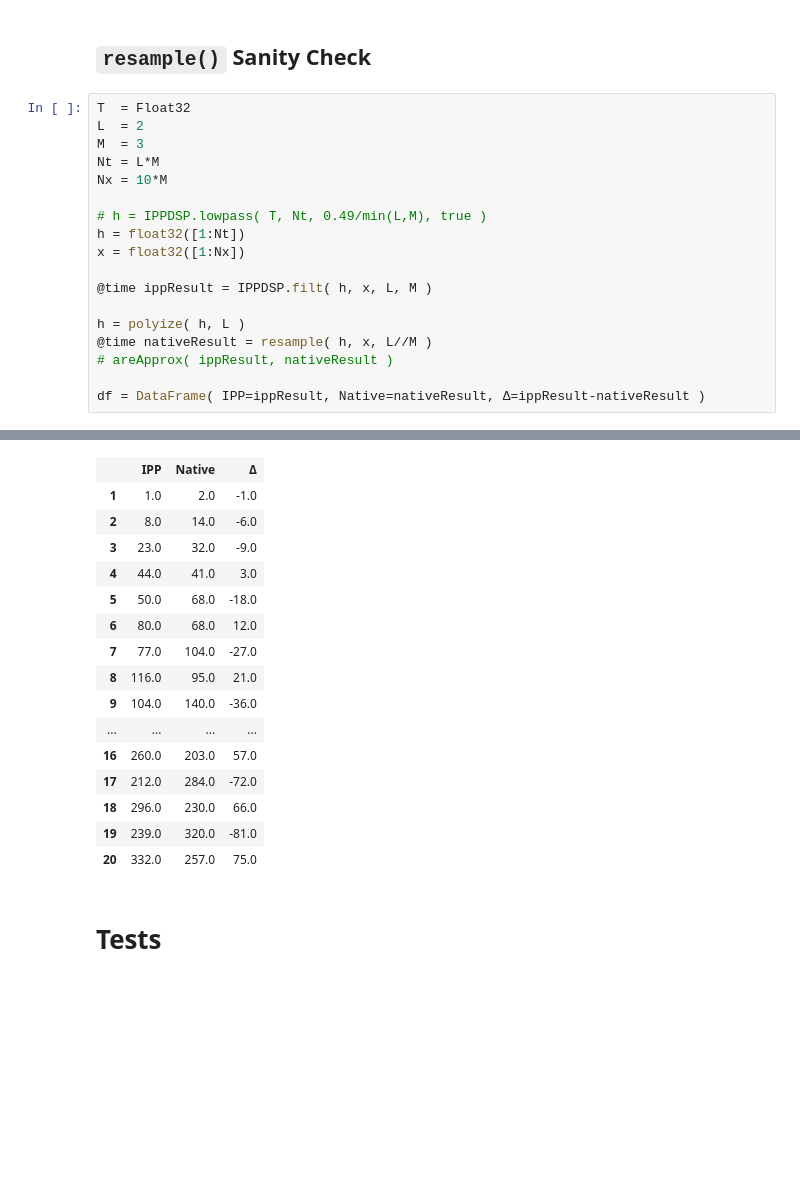
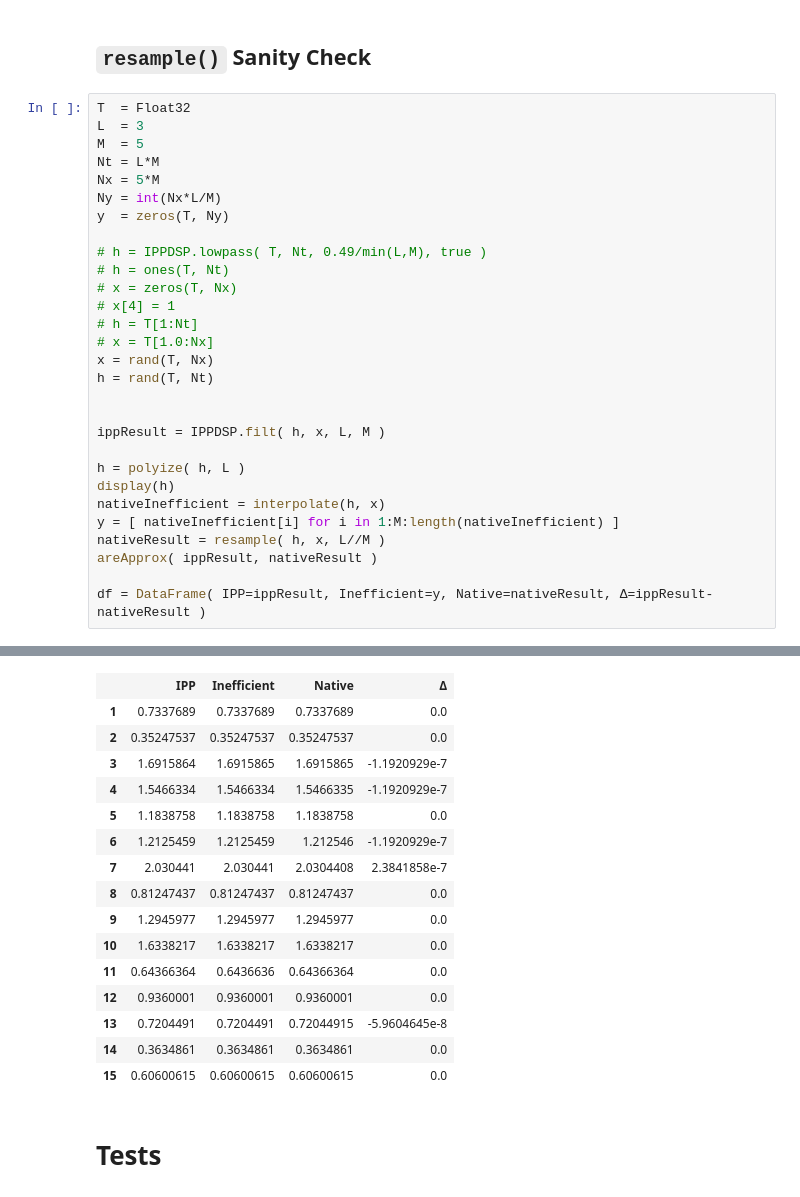
Before and after one commit to JayKickliter/Notebooks, a Jupyter notebook: Polyphase.ipynb, the cells around one changed output, grey strips where cells are left out. Saved outputs shown, nothing was run; the diff lists cells and outputs as text; blank space fills up the shorter version.

```diff
--- a/Polyphase.ipynb
+++ b/Polyphase.ipynb
@@ -160,20 +173,31 @@ resample (generic function with 1 method)
 ## `resample()` Sanity Check
 # %%
 T  = Float32
-L  = 2
-M  = 3
+L  = 3
+M  = 5
 Nt = L*M
-Nx = 10*M
+Nx = 5*M
+Ny = int(Nx*L/M)
+y  = zeros(T, Ny)
 
 # h = IPPDSP.lowpass( T, Nt, 0.49/min(L,M), true )
-h = float32([1:Nt])
-x = float32([1:Nx])
+# h = ones(T, Nt)
+# x = zeros(T, Nx)
+# x[4] = 1
+# h = T[1:Nt]
+# x = T[1.0:Nx]
+x = rand(T, Nx)
+h = rand(T, Nt)
 
-@time ippResult = IPPDSP.filt( h, x, L, M )
+
+ippResult = IPPDSP.filt( h, x, L, M )
 
 h = polyize( h, L )
-@time nativeResult = resample( h, x, L//M )
-# areApprox( ippResult, nativeResult )
+display(h)
+nativeInefficient = interpolate(h, x)
+y = [ nativeInefficient[i] for i in 1:M:length(nativeInefficient) ]
+nativeResult = resample( h, x, L//M )
+areApprox( ippResult, nativeResult )
 
-df = DataFrame( IPP=ippResult, Native=nativeResult, Δ=ippResult-nativeResult )
+df = DataFrame( IPP=ippResult, Inefficient=y, Native=nativeResult, Δ=ippResult-nativeResult )
 # %% [output]
@@ -197,19 +210,19 @@ elapsed time: 0.283020984 seconds (5708072 bytes allocated)
-|  | IPP | Native | Δ |
-| 1 | 1.0 | 2.0 | -1.0 |
-| 2 | 8.0 | 14.0 | -6.0 |
-| 3 | 23.0 | 32.0 | -9.0 |
-| 4 | 44.0 | 41.0 | 3.0 |
-| 5 | 50.0 | 68.0 | -18.0 |
-| 6 | 80.0 | 68.0 | 12.0 |
-| 7 | 77.0 | 104.0 | -27.0 |
-| 8 | 116.0 | 95.0 | 21.0 |
-| 9 | 104.0 | 140.0 | -36.0 |
-| ... | ... | ... | ... |
-| 16 | 260.0 | 203.0 | 57.0 |
-| 17 | 212.0 | 284.0 | -72.0 |
-| 18 | 296.0 | 230.0 | 66.0 |
-| 19 | 239.0 | 320.0 | -81.0 |
-| 20 | 332.0 | 257.0 | 75.0 |
+|  | IPP | Inefficient | Native | Δ |
+| 1 | 0.7337689 | 0.7337689 | 0.7337689 | 0.0 |
+| 2 | 0.35247537 | 0.35247537 | 0.35247537 | 0.0 |
+| 3 | 1.6915864 | 1.6915865 | 1.6915865 | -1.1920929e-7 |
+| 4 | 1.5466334 | 1.5466334 | 1.5466335 | -1.1920929e-7 |
+| 5 | 1.1838758 | 1.1838758 | 1.1838758 | 0.0 |
+| 6 | 1.2125459 | 1.2125459 | 1.212546 | -1.1920929e-7 |
+| 7 | 2.030441 | 2.030441 | 2.0304408 | 2.3841858e-7 |
+| 8 | 0.81247437 | 0.81247437 | 0.81247437 | 0.0 |
+| 9 | 1.2945977 | 1.2945977 | 1.2945977 | 0.0 |
+| 10 | 1.6338217 | 1.6338217 | 1.6338217 | 0.0 |
+| 11 | 0.64366364 | 0.6436636 | 0.64366364 | 0.0 |
+| 12 | 0.9360001 | 0.9360001 | 0.9360001 | 0.0 |
+| 13 | 0.7204491 | 0.7204491 | 0.72044915 | -5.9604645e-8 |
+| 14 | 0.3634861 | 0.3634861 | 0.3634861 | 0.0 |
+| 15 | 0.60600615 | 0.60600615 | 0.60600615 | 0.0 |
 # %% [markdown]
 # Tests
 # %% [markdown]
```
Also changed, not shown: parts of 6 cells of this notebook.
